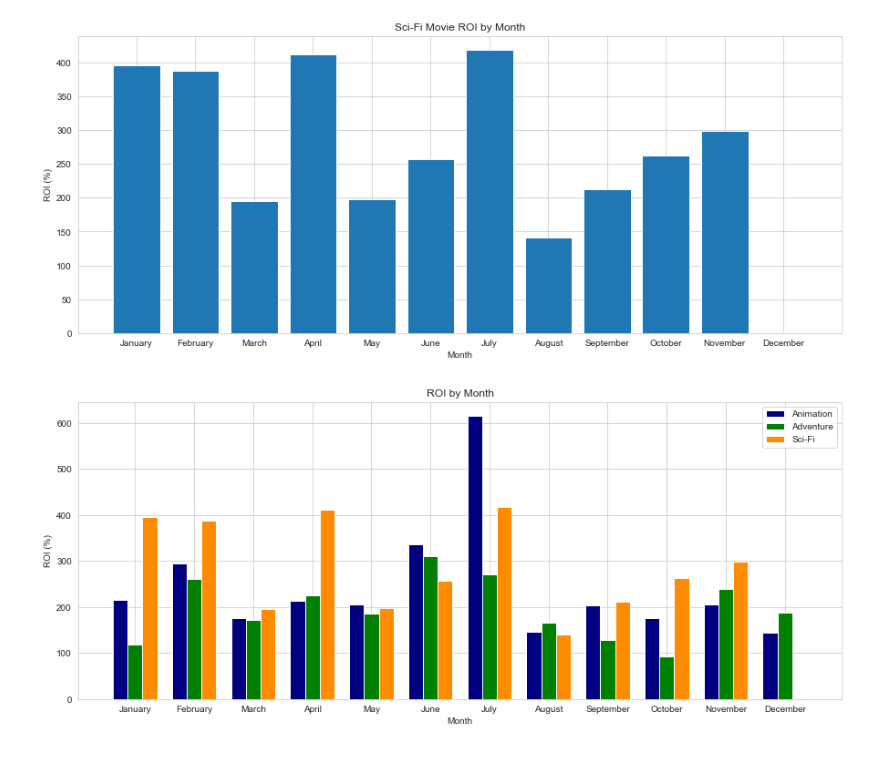
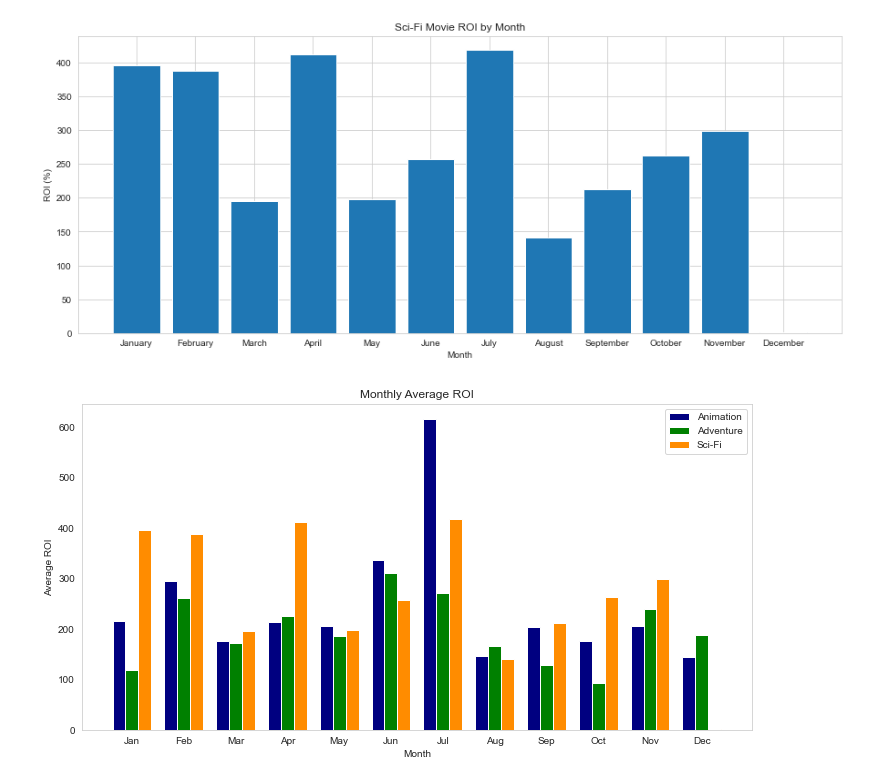
Before and after one commit to Jyve00/Microsoft_Movie_Project, a Jupyter notebook: Movie_Project_Draft.ipynb, the cells around one changed output. Drawn from its saved outputs; the diff is of its cells as text; code cells hidden in the pictures.

```diff
--- a/Movie_Project_Draft.ipynb
+++ b/Movie_Project_Draft.ipynb
@@ -735,36 +733,38 @@ g2a_data = g2_df.groupby(['Released_month']).ROI.mean()
 g3_df=final_df[final_df['Genres']=='Sci-Fi']
 g3_df = g3_df.drop_duplicates('Title')
 g3a_data = g3_df.groupby(['Released_month']).ROI.mean()
 
 # Create a figure and axis
-fig, ax = plt.subplots(figsize=(15,6))
+fig, ax = plt.subplots(figsize=(12,6))
 
 # Get x and y data
 x1 = g1a_data.index
 y1 = g1a_data.values
 x2 = g2a_data.index
 y2 = g2a_data.values
 x3 = g3a_data.index
 y3 = g3a_data.values
 
 # Create Animation bar chart 0.25 left to the center and assign unique color
 ax.bar(x1-0.25, y1, width= 0.25, color='navy')
 # Create Adventure bar chart on the center and assign unique color
 ax.bar(x2, y2, width = 0.25, color='green')
 # Create Sci-Fi bar chart 0.25 right to the center and assign unique color
 ax.bar(x3+0.25, y3, width = 0.25, color='darkorange')
 
 # Set tick labels as name of the month corresponding the number
-months =['January','February', 'March', 'April', 'May', 'June', 'July','August', 'September', 'October', 'November', 'December']
+months =['Jan','Feb', 'Mar', 'Apr', 'May', 'Jun', 'Jul','Aug', 'Sep', 'Oct', 'Nov', 'Dec']
 months_num = range(1,13)
 ax.set_xticks(months_num)
 ax.set_xticklabels(months)
 # Set title, labels, and legend
-ax.set_title('ROI by Month')
+ax.set_title('Monthly Average ROI')
 ax.set_xlabel('Month')
-ax.set_ylabel('ROI (%)')
+ax.set_ylabel('Average ROI')
 ax.legend(["Animation", "Adventure", "Sci-Fi"])
+# Remove Gridlines
+ax.grid(False)
 # Save figure
-plt.savefig('Monthly ROI.png')
+plt.savefig('Monthly ROI.png', dpi = 1200)
 # %% [output]
-[figure, old version]
+[figure, new version]
```
Also changed, not shown: parts of 14 cells of this notebook.
